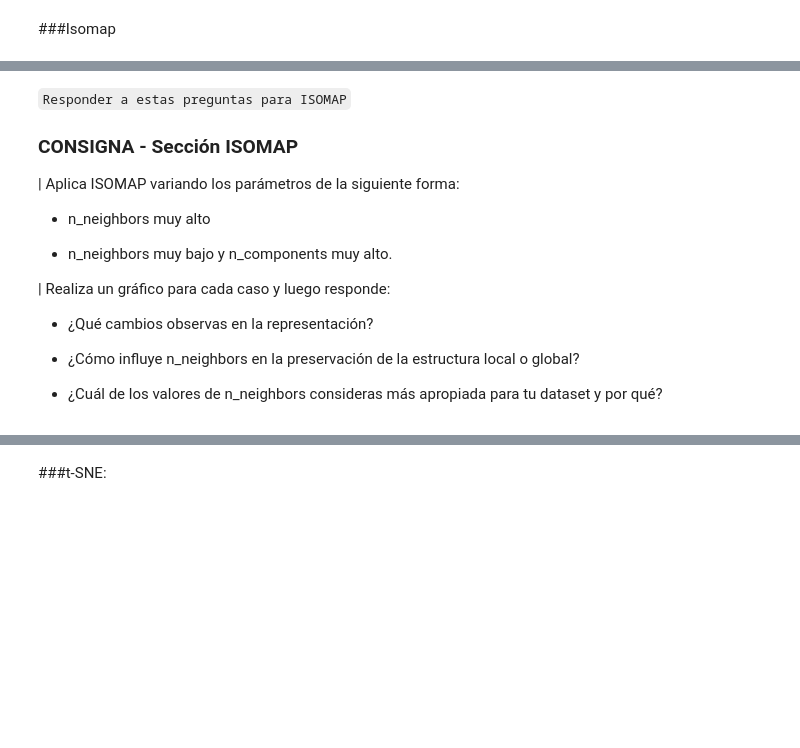
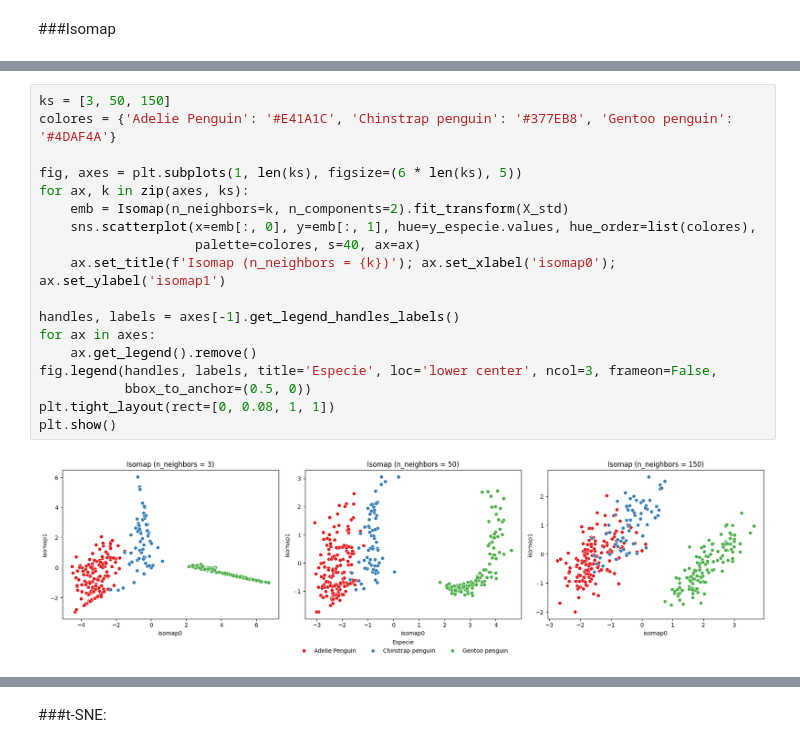
Before and after one commit to manuellazarte/TP-Mineria-Datos-Pinguinos, a Jupyter notebook: TP1_Lazarte_Larrubia.ipynb, the cells around one changed output, grey strips where cells are left out. Cells and saved outputs as stored; diff of their text form; blank space fills up the shorter version.

```diff
--- a/TP1_Lazarte_Larrubia.ipynb
+++ b/TP1_Lazarte_Larrubia.ipynb
@@ -373,16 +349,20 @@ fig_isomap2d.show()
-# %% [markdown]
-`Responder a estas preguntas para ISOMAP`
-### CONSIGNA - Sección ISOMAP
-| Aplica ISOMAP variando los parámetros de la siguiente forma:
-
-- n_neighbors muy alto
-
-- n_neighbors muy bajo y n_components muy alto.
-
-| Realiza un gráfico para cada caso y luego responde:
-
-- ¿Qué cambios observas en la representación?
-
-- ¿Cómo influye n_neighbors en la preservación de la estructura local o global?
-
-- ¿Cuál de los valores de n_neighbors consideras más apropiada para tu dataset y por qué?
+# %%
+ks = [3, 50, 150]
+colores = {'Adelie Penguin': '#E41A1C', 'Chinstrap penguin': '#377EB8', 'Gentoo penguin': '#4DAF4A'}
+
+fig, axes = plt.subplots(1, len(ks), figsize=(6 * len(ks), 5))
+for ax, k in zip(axes, ks):
+    emb = Isomap(n_neighbors=k, n_components=2).fit_transform(X_std)
+    sns.scatterplot(x=emb[:, 0], y=emb[:, 1], hue=y_especie.values, hue_order=list(colores),
+                    palette=colores, s=40, ax=ax)
+    ax.set_title(f'Isomap (n_neighbors = {k})'); ax.set_xlabel('isomap0'); ax.set_ylabel('isomap1')
+
+handles, labels = axes[-1].get_legend_handles_labels()
+for ax in axes:
+    ax.get_legend().remove()
+fig.legend(handles, labels, title='Especie', loc='lower center', ncol=3, frameon=False,
+           bbox_to_anchor=(0.5, 0))
+plt.tight_layout(rect=[0, 0.08, 1, 1])
+plt.show()
+# %% [output]
+[figure, added]
```
Also changed, not shown: parts of 37 cells of this notebook.
